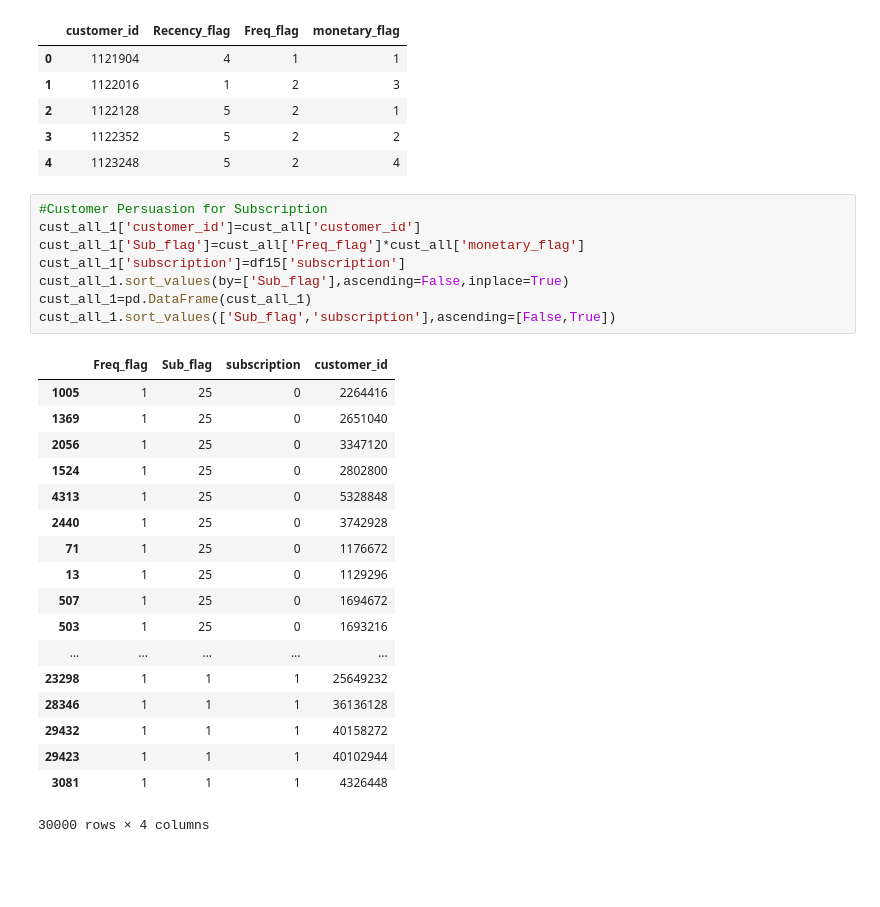
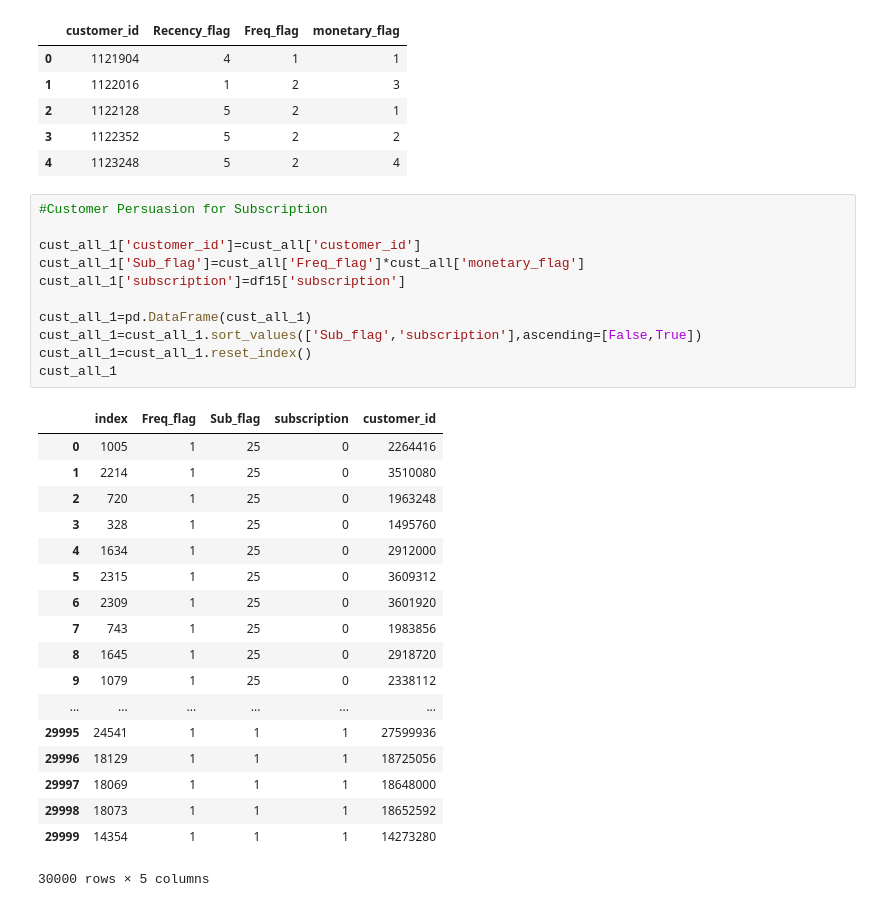
Before and after one commit to deep1401/MilkBasketHackathon, a Jupyter notebook: MilkBasket.ipynb, the cells around one changed output. Saved outputs shown, nothing was run; the diff lists cells and outputs as text; blank space fills up the shorter version.

```diff
--- a/MilkBasket.ipynb
+++ b/MilkBasket.ipynb
@@ -603,28 +603,31 @@ cust_all.head()
 | 4 | 1123248 | 5 | 2 | 4 |
 # %%
 #Customer Persuasion for Subscription
+
 cust_all_1['customer_id']=cust_all['customer_id']
 cust_all_1['Sub_flag']=cust_all['Freq_flag']*cust_all['monetary_flag']
 cust_all_1['subscription']=df15['subscription']
-cust_all_1.sort_values(by=['Sub_flag'],ascending=False,inplace=True)
+
 cust_all_1=pd.DataFrame(cust_all_1)
-cust_all_1.sort_values(['Sub_flag','subscription'],ascending=[False,True])
+cust_all_1=cust_all_1.sort_values(['Sub_flag','subscription'],ascending=[False,True])
+cust_all_1=cust_all_1.reset_index()
+cust_all_1
 # %% [output]
-|  | Freq_flag | Sub_flag | subscription | customer_id |
-| 1005 | 1 | 25 | 0 | 2264416 |
-| 1369 | 1 | 25 | 0 | 2651040 |
-| 2056 | 1 | 25 | 0 | 3347120 |
-| 1524 | 1 | 25 | 0 | 2802800 |
-| 4313 | 1 | 25 | 0 | 5328848 |
-| 2440 | 1 | 25 | 0 | 3742928 |
-| 71 | 1 | 25 | 0 | 1176672 |
-| 13 | 1 | 25 | 0 | 1129296 |
-| 507 | 1 | 25 | 0 | 1694672 |
-| 503 | 1 | 25 | 0 | 1693216 |
-| ... | ... | ... | ... | ... |
-| 23298 | 1 | 1 | 1 | 25649232 |
-| 28346 | 1 | 1 | 1 | 36136128 |
-| 29432 | 1 | 1 | 1 | 40158272 |
-| 29423 | 1 | 1 | 1 | 40102944 |
-| 3081 | 1 | 1 | 1 | 4326448 |
+|  | index | Freq_flag | Sub_flag | subscription | customer_id |
+| 0 | 1005 | 1 | 25 | 0 | 2264416 |
+| 1 | 2214 | 1 | 25 | 0 | 3510080 |
+| 2 | 720 | 1 | 25 | 0 | 1963248 |
+| 3 | 328 | 1 | 25 | 0 | 1495760 |
+| 4 | 1634 | 1 | 25 | 0 | 2912000 |
+| 5 | 2315 | 1 | 25 | 0 | 3609312 |
+| 6 | 2309 | 1 | 25 | 0 | 3601920 |
+| 7 | 743 | 1 | 25 | 0 | 1983856 |
+| 8 | 1645 | 1 | 25 | 0 | 2918720 |
+| 9 | 1079 | 1 | 25 | 0 | 2338112 |
+| ... | ... | ... | ... | ... | ... |
+| 29995 | 24541 | 1 | 1 | 1 | 27599936 |
+| 29996 | 18129 | 1 | 1 | 1 | 18725056 |
+| 29997 | 18069 | 1 | 1 | 1 | 18648000 |
+| 29998 | 18073 | 1 | 1 | 1 | 18652592 |
+| 29999 | 14354 | 1 | 1 | 1 | 14273280 |
-30000 rows × 4 columns
+30000 rows × 5 columns
```
Also changed, not shown: parts of 1 cell of this notebook.
